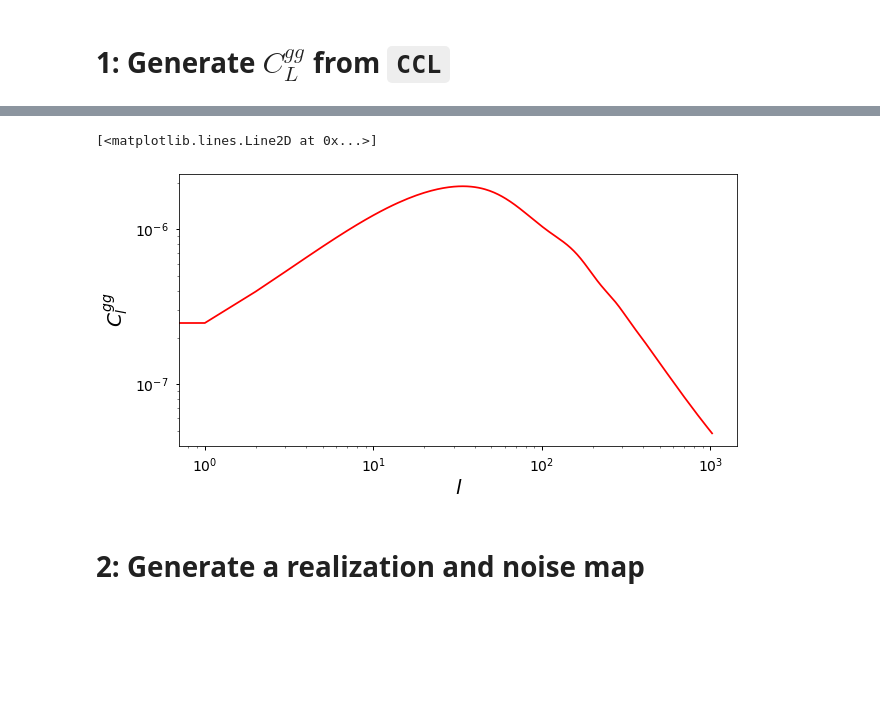
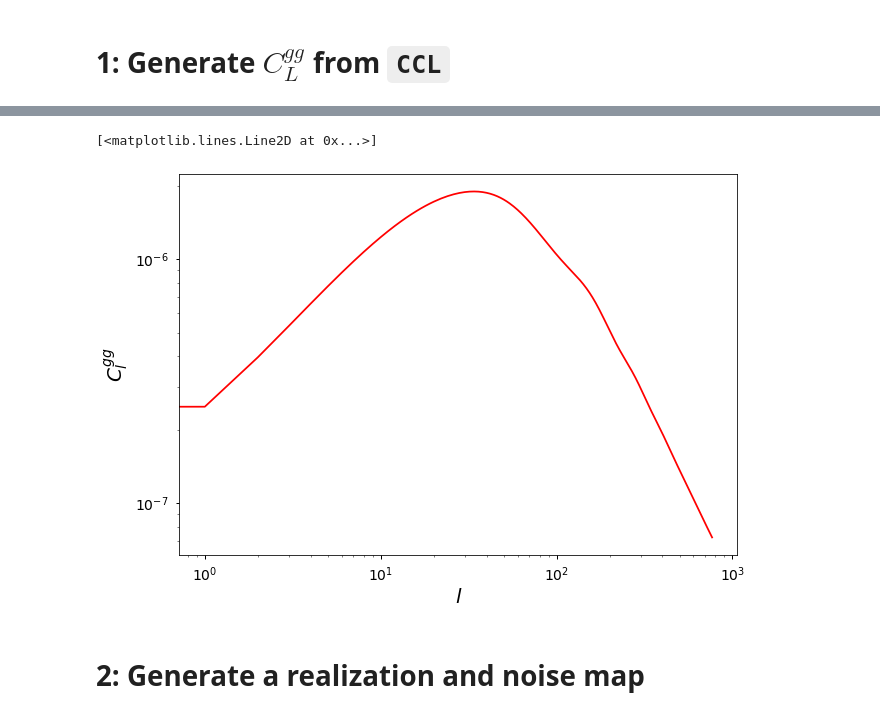
Before and after one commit to tanveerkarim/imaging-sys-covariance, a Jupyter notebook: notebooks/generate_mocks.ipynb, the cells around one changed output, grey strips where cells are left out. Drawn from its saved outputs; the diff is of its cells as text; code cells hidden in the pictures; blank space fills up the shorter version.

```diff
--- a/notebooks/generate_mocks.ipynb
+++ b/notebooks/generate_mocks.ipynb
@@ -61,10 +18,21 @@ def bin_mat(r=[],mat=[],r_bins=[]):#works for cov and skewness
 # %% [markdown]
 # 1: Generate $C^{gg}_{L}$ from `CCL`
+# %%
+#params
+fs = 20
+fsize = (10, 7)
+
+NSIDE = 256
+lmin = 100; lmax = 3 * NSIDE - 1
+ell = np.arange(0, lmax, 1)
+Omega_c = 0.27
+Omega_b = 0.045
+h = 0.67
+sigma8 = 0.83
+n_s = 0.96
 # %%
 #define cosmology
-cosmo = ccl.Cosmology(Omega_c = 0.27, Omega_b = 0.045, h = 0.67, sigma8 = 0.83, n_s = 0.96)
-lmin = 100; lmax = 1024
-ell = np.arange(0, lmax, 1); fs = 20
+cosmo = ccl.Cosmology(Omega_c = Omega_c, Omega_b = Omega_b, h = h, sigma8 = sigma8, n_s = n_s)
 
 #read in dNdz
 dNdzddeg2 = pd.read_csv("../dat/nz_blanc.txt", sep=",")
@@ -72,6 +40,7 @@ zmid = dNdzddeg2['Redshift_mid']
 dndz = dNdzddeg2['dndz/deg^2'] * 14000
 dn = dndz[:-1] * np.diff(zmid)  #redshift bin width
 
+plt.figure(figsize=fsize)
 plt.plot(zmid[:-1], dn)
 plt.xlabel("Redshift mid")
 plt.ylabel("dn")
@@ -81,24 +50,24 @@ Text(0, 0.5, 'dn')
 # %%
 #set constant bias
 b = 1.2*np.ones(len(zmid[:-1]))
 
 #Create CCL tracer object for galaxy clustering
 elg_ccl = ccl.NumberCountsTracer(cosmo, has_rsd=False, dndz=(zmid[:-1], dn), bias=(zmid[:-1],b))
 
 #calculate theoretical Cls
 cls_elg_th = ccl.angular_cl(cosmo, elg_ccl, elg_ccl, ell)
 
-plt.figure(figsize = (10, 5))
+plt.figure(figsize = fsize)
 plt.xlabel('$l$',fontsize=fs)
 plt.ylabel('$C^{g g}_{l}$',fontsize=fs)
 plt.xticks(fontsize=14)
 plt.yticks(fontsize=14)
 plt.yscale('log')
 plt.xscale('log')
 plt.plot(ell, cls_elg_th, 'r-')
 # %% [output]
 [<matplotlib.lines.Line2D at 0x...>]
-[figure, old version]
+[figure, new version]
 # %% [markdown]
 # 2: Generate a realization and noise map
 # %% [markdown]
```
Also changed, not shown: parts of 25 cells of this notebook.
